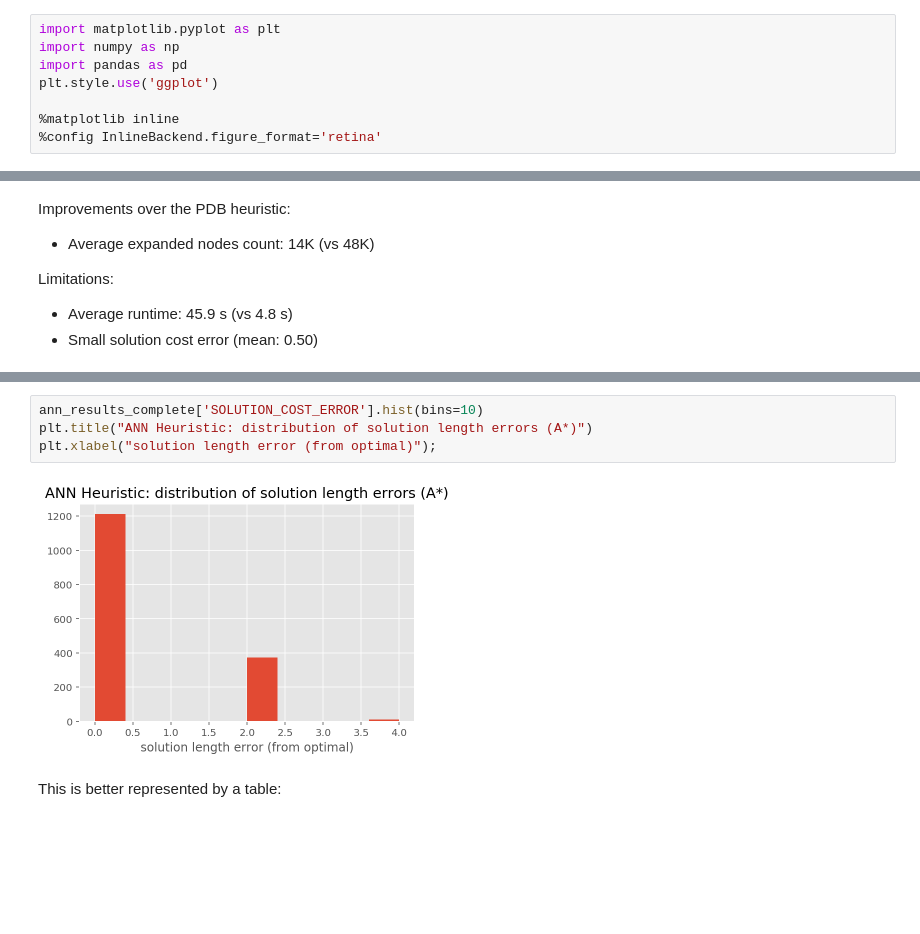
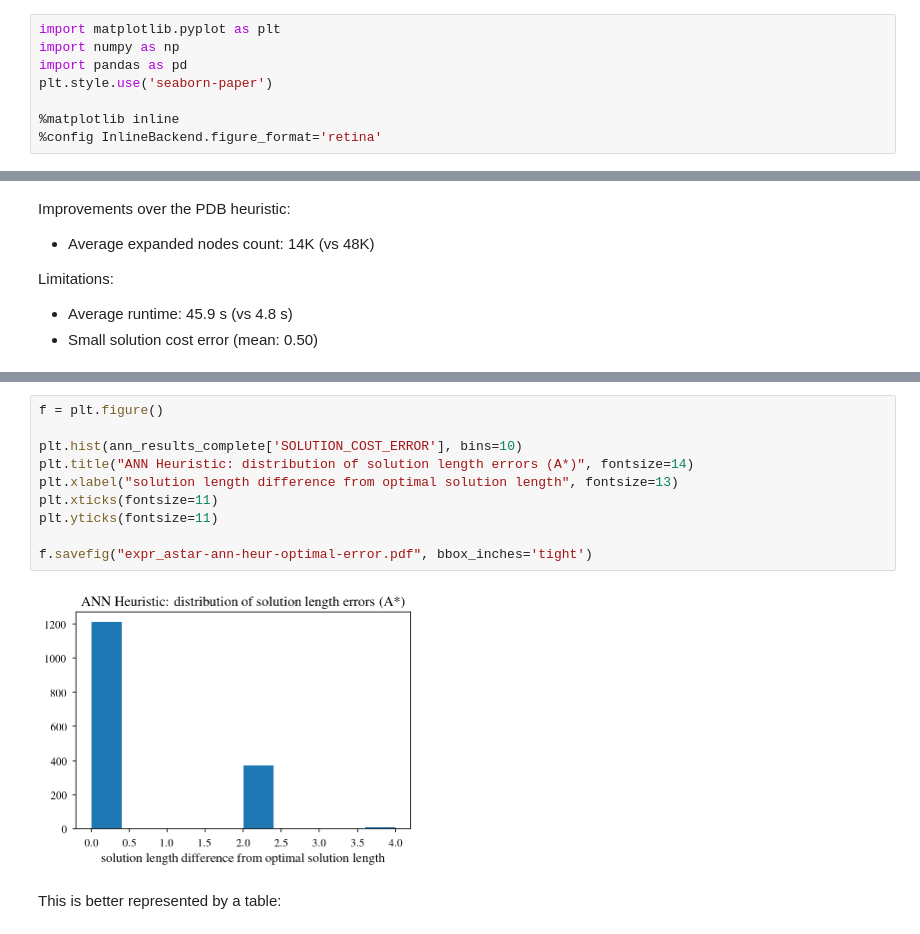
Before and after one commit to vcahlik/fifteen-puzzle, a Jupyter notebook: prototype/notebooks/ANNHeuristicBenchmarkPDB8MoreData.ipynb, the cells around one changed output, grey strips where cells are left out. Drawn from its saved outputs; the diff is of its cells as text; blank space fills up the shorter version.

```diff
--- a/prototype/notebooks/ANNHeuristicBenchmarkPDB8MoreData.ipynb
+++ b/prototype/notebooks/ANNHeuristicBenchmarkPDB8MoreData.ipynb
@@ -10,7 +10,7 @@ The tests were run on boards created by random permutations. **The same dataset
 import matplotlib.pyplot as plt
 import numpy as np
 import pandas as pd
-plt.style.use('ggplot')
+plt.style.use('seaborn-paper')
 
 %matplotlib inline
 %config InlineBackend.figure_format='retina'
@@ -135,9 +157,15 @@ plt.xlabel("initial node: heuristic prediction error");
 # %%
-ann_results_complete['SOLUTION_COST_ERROR'].hist(bins=10)
-plt.title("ANN Heuristic: distribution of solution length errors (A*)")
-plt.xlabel("solution length error (from optimal)");
+f = plt.figure()
+
+plt.hist(ann_results_complete['SOLUTION_COST_ERROR'], bins=10)
+plt.title("ANN Heuristic: distribution of solution length errors (A*)", fontsize=14)
+plt.xlabel("solution length difference from optimal solution length", fontsize=13)
+plt.xticks(fontsize=11)
+plt.yticks(fontsize=11)
+
+f.savefig("expr_astar-ann-heur-optimal-error.pdf", bbox_inches='tight')
 # %% [output]
-[figure, old version]
+[figure, new version]
 # %% [markdown]
 This is better represented by a table:
 # %%
```
Also changed, not shown: parts of 7 cells of this notebook.
